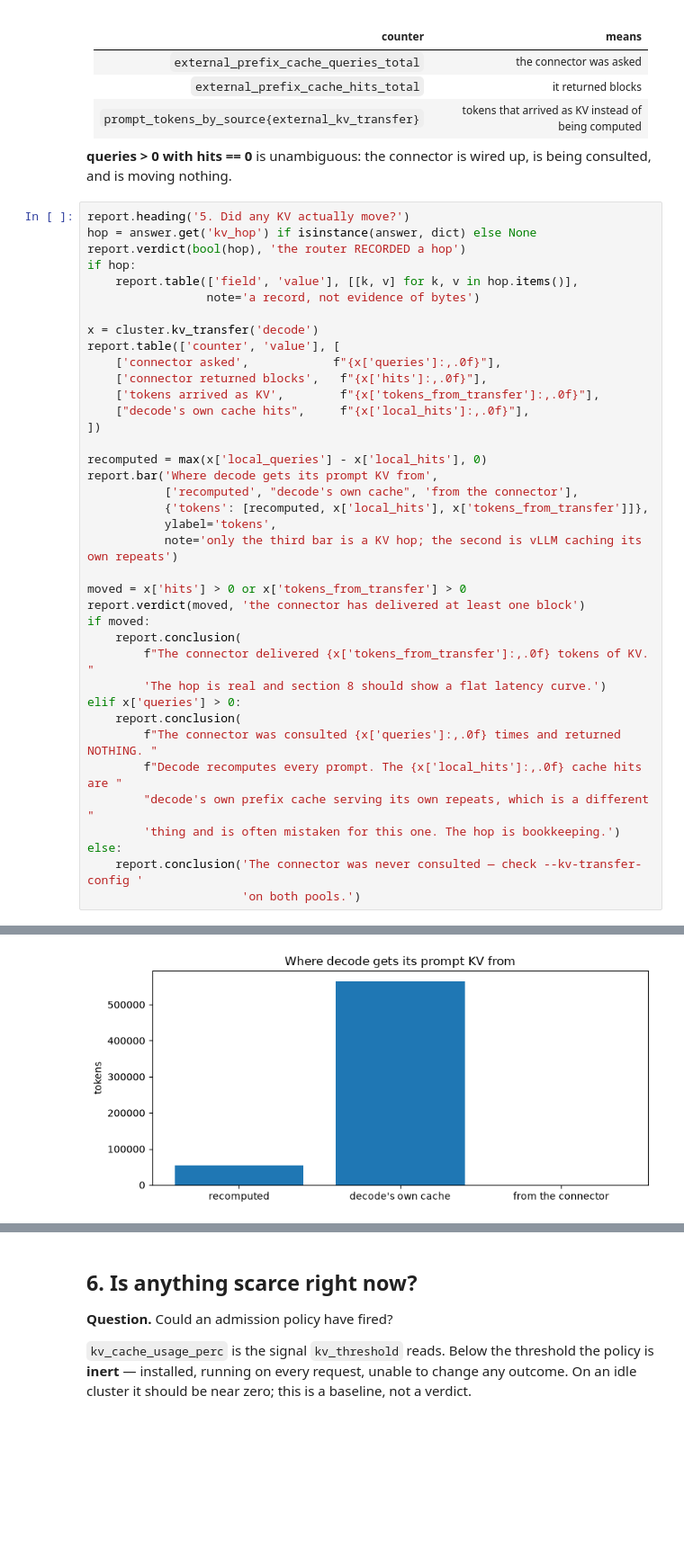
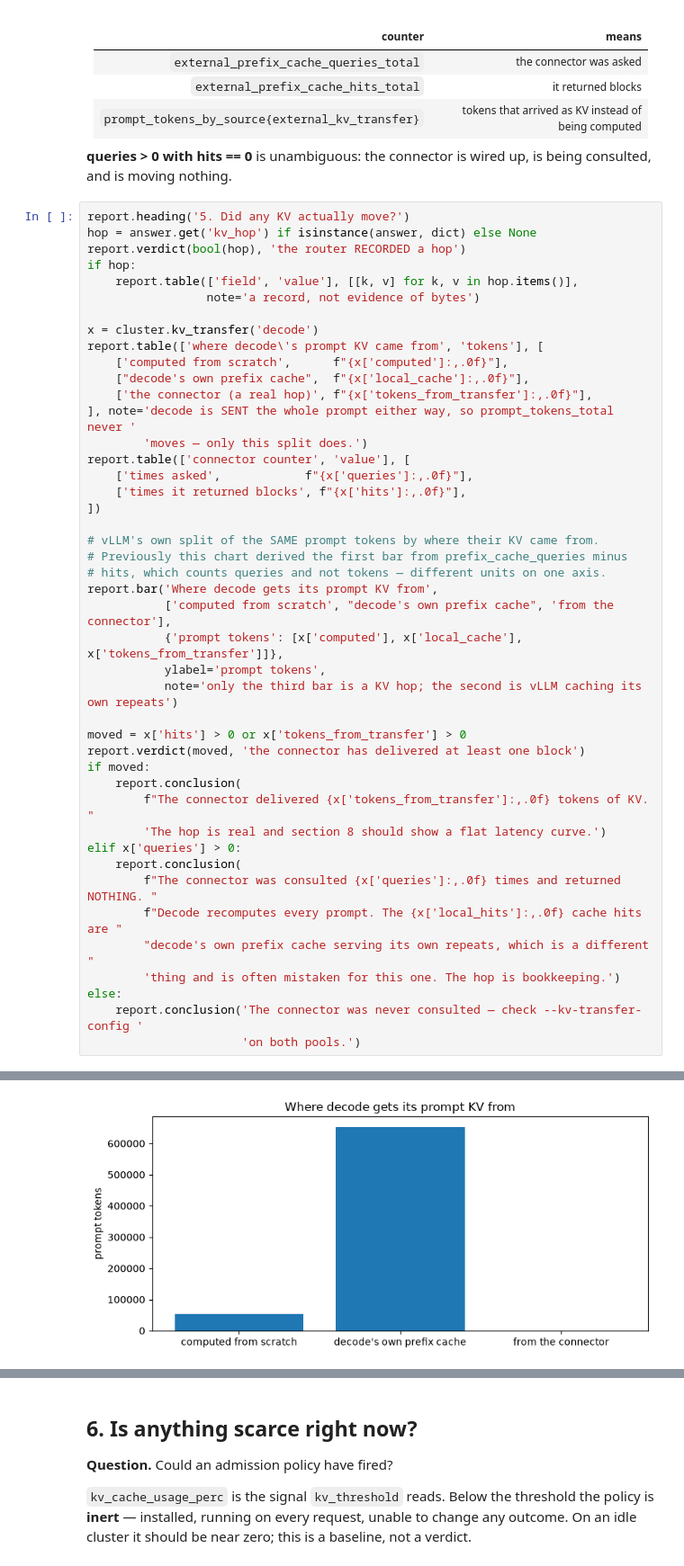
Before and after one commit to harshuljain13/Dodona, a Jupyter notebook: benchmarking/notebook/01-sanity.ipynb, the cells around one changed output, grey strips where cells are left out. Shown at 90% size. Saved outputs shown, nothing was run; the diff lists cells and outputs as text; blank space fills up the shorter version.

```diff
--- a/benchmarking/notebook/01-sanity.ipynb
+++ b/benchmarking/notebook/01-sanity.ipynb
@@ -285,18 +285,24 @@ if hop:
                  note='a record, not evidence of bytes')
 
 x = cluster.kv_transfer('decode')
-report.table(['counter', 'value'], [
-    ['connector asked',            f"{x['queries']:,.0f}"],
-    ['connector returned blocks',   f"{x['hits']:,.0f}"],
-    ['tokens arrived as KV',        f"{x['tokens_from_transfer']:,.0f}"],
-    ["decode's own cache hits",     f"{x['local_hits']:,.0f}"],
+report.table(['where decode\'s prompt KV came from', 'tokens'], [
+    ['computed from scratch',      f"{x['computed']:,.0f}"],
+    ["decode's own prefix cache",  f"{x['local_cache']:,.0f}"],
+    ['the connector (a real hop)', f"{x['tokens_from_transfer']:,.0f}"],
+], note='decode is SENT the whole prompt either way, so prompt_tokens_total never '
+        'moves — only this split does.')
+report.table(['connector counter', 'value'], [
+    ['times asked',            f"{x['queries']:,.0f}"],
+    ['times it returned blocks', f"{x['hits']:,.0f}"],
 ])
 
-recomputed = max(x['local_queries'] - x['local_hits'], 0)
+# vLLM's own split of the SAME prompt tokens by where their KV came from.
+# Previously this chart derived the first bar from prefix_cache_queries minus
+# hits, which counts queries and not tokens — different units on one axis.
 report.bar('Where decode gets its prompt KV from',
-           ['recomputed', "decode's own cache", 'from the connector'],
-           {'tokens': [recomputed, x['local_hits'], x['tokens_from_transfer']]},
-           ylabel='tokens',
+           ['computed from scratch', "decode's own prefix cache", 'from the connector'],
+           {'prompt tokens': [x['computed'], x['local_cache'], x['tokens_from_transfer']]},
+           ylabel='prompt tokens',
            note='only the third bar is a KV hop; the second is vLLM caching its own repeats')
 
 moved = x['hits'] > 0 or x['tokens_from_transfer'] > 0
@@ -336,4 +341,4 @@ else:
-[figure, old version]
+[figure, new version]
   how to read it: only the third bar is a KV hop; the second is vLLM caching its own repeats
   FAIL  the connector has delivered at least one block
 
```
Also changed, not shown: parts of 6 cells of this notebook, 3 other files.
